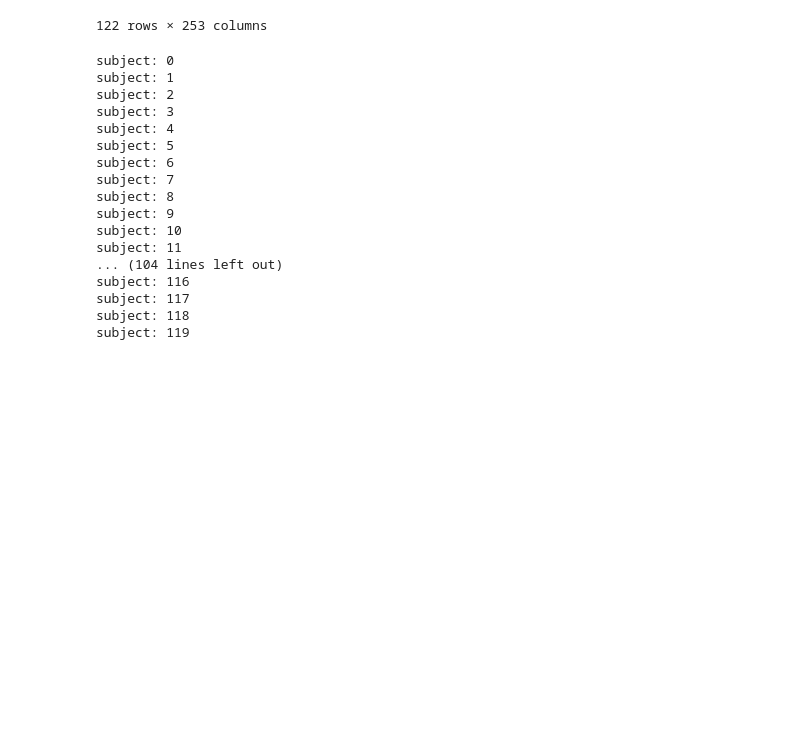
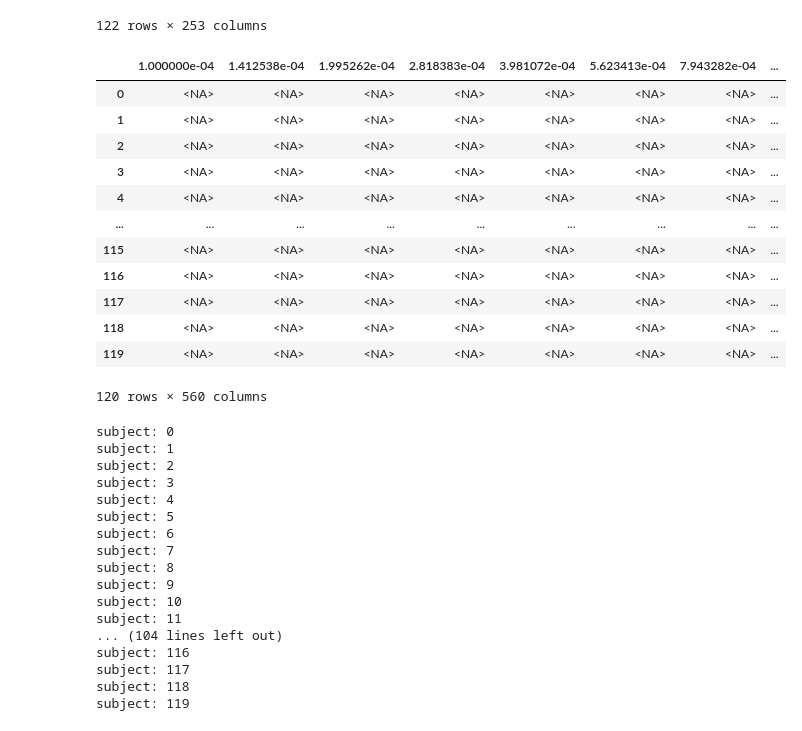
Before and after one commit to k-kyoko/qstr_diversity, a Jupyter notebook: notebooks/calc_allsubs.ipynb, the cells around one changed output. Saved outputs shown, nothing was run; the diff lists cells and outputs as text; code cells hidden in the pictures; blank space fills up the shorter version.

```diff
--- a/notebooks/calc_allsubs.ipynb
+++ b/notebooks/calc_allsubs.ipynb
@@ -68,3 +75,19 @@ spr_all = pd.DataFrame(
+# %%
+positive_definite_t_all
+# %% [output]
+|  | 1.000000e-04 | 1.412538e-04 | 1.995262e-04 | 2.818383e-04 | 3.981072e-04 | 5.623413e-04 | 7.943282e-04 | ... |
+| 0 | <NA> | <NA> | <NA> | <NA> | <NA> | <NA> | <NA> | ... |
+| 1 | <NA> | <NA> | <NA> | <NA> | <NA> | <NA> | <NA> | ... |
+| 2 | <NA> | <NA> | <NA> | <NA> | <NA> | <NA> | <NA> | ... |
+| 3 | <NA> | <NA> | <NA> | <NA> | <NA> | <NA> | <NA> | ... |
+| 4 | <NA> | <NA> | <NA> | <NA> | <NA> | <NA> | <NA> | ... |
+| ... | ... | ... | ... | ... | ... | ... | ... | ... |
+| 115 | <NA> | <NA> | <NA> | <NA> | <NA> | <NA> | <NA> | ... |
+| 116 | <NA> | <NA> | <NA> | <NA> | <NA> | <NA> | <NA> | ... |
+| 117 | <NA> | <NA> | <NA> | <NA> | <NA> | <NA> | <NA> | ... |
+| 118 | <NA> | <NA> | <NA> | <NA> | <NA> | <NA> | <NA> | ... |
+| 119 | <NA> | <NA> | <NA> | <NA> | <NA> | <NA> | <NA> | ... |
+120 rows × 560 columns
 # %%
 h5_path = project_root + "/data/processed/amy_processeddata_all.h5"
 
```
Also changed, not shown: parts of 7 cells of this notebook, 4 other files.
